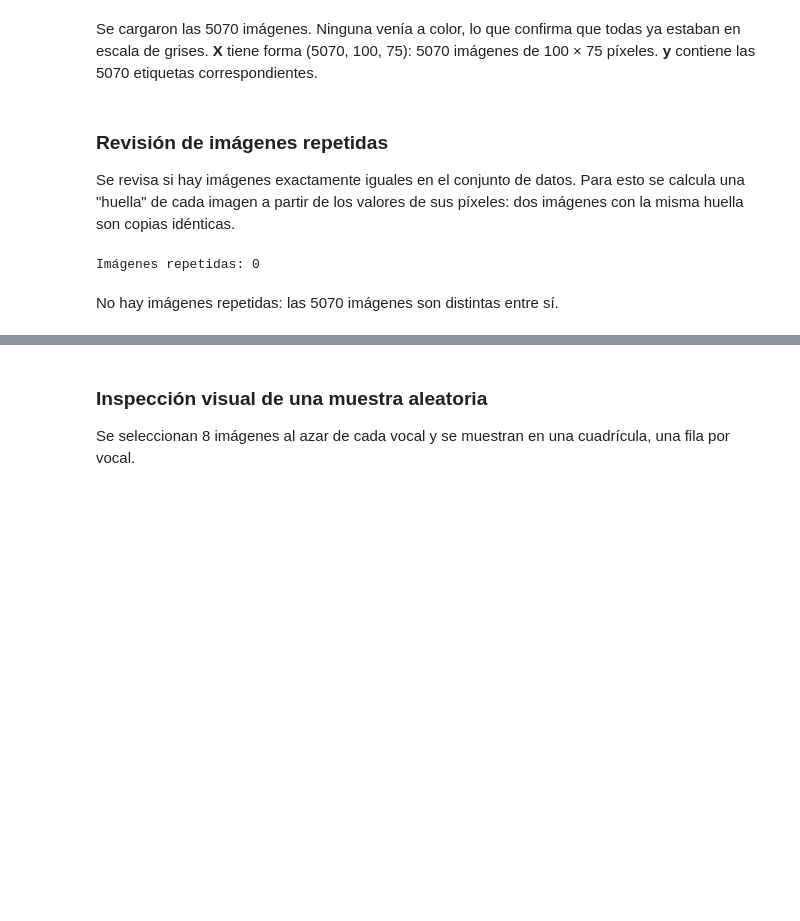
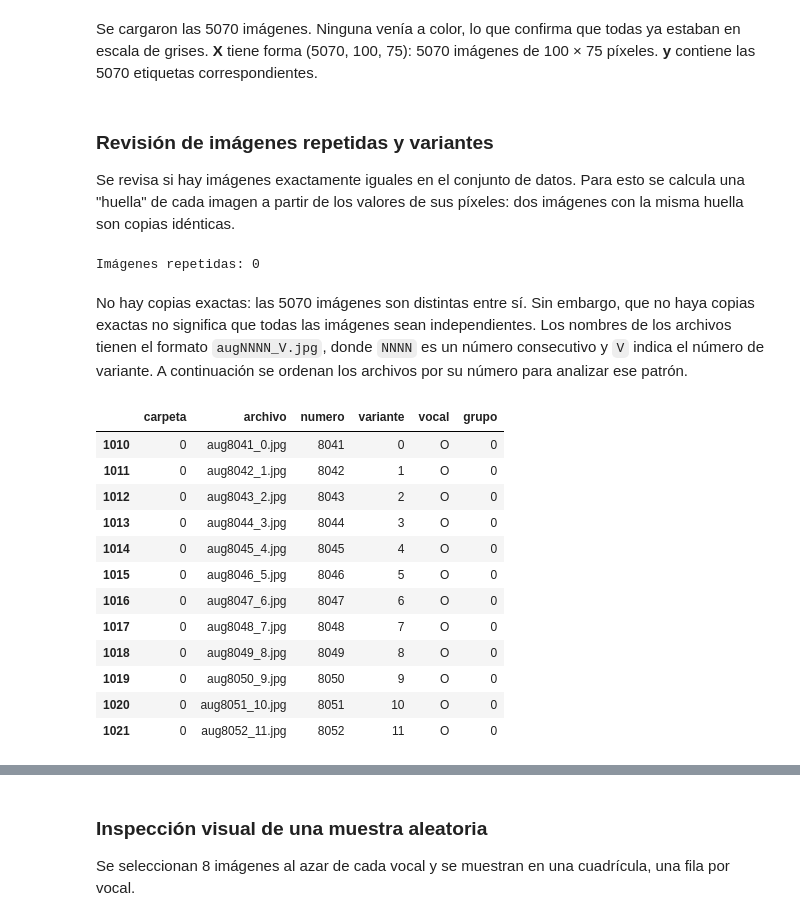
Before and after one commit to Proyect-MachineLearning-Supervised/Machine-Learning-Vowels, a Jupyter notebook: vowels.ipynb, the cells around one changed output, grey strips where cells are left out. Drawn from its saved outputs; the diff is of its cells as text; code cells hidden in the pictures; blank space fills up the shorter version.

```diff
--- a/vowels.ipynb
+++ b/vowels.ipynb
@@ -239,7 +239,7 @@ Forma de y: (5070,)
 # %% [markdown]
 Se cargaron las 5070 imágenes. Ninguna venía a color, lo que confirma que todas ya estaban en escala de grises. **X** tiene forma (5070, 100, 75): 5070 imágenes de 100 × 75 píxeles. **y** contiene las 5070 etiquetas correspondientes.
 # %% [markdown]
-### Revisión de imágenes repetidas
+### Revisión de imágenes repetidas y variantes
 
 Se revisa si hay imágenes exactamente iguales en el conjunto de datos. Para esto se calcula una "huella" de cada imagen a partir de los valores de sus píxeles: dos imágenes con la misma huella son copias idénticas.
 # %%
@@ -249,4 +249,35 @@ print("Imágenes repetidas:", repetidas)
 # %% [output]
 Imágenes repetidas: 0
 # %% [markdown]
-No hay imágenes repetidas: las 5070 imágenes son distintas entre sí.
+No hay copias exactas: las 5070 imágenes son distintas entre sí. Sin embargo, que no haya copias exactas no significa que todas las imágenes sean independientes. Los nombres de los archivos tienen el formato `augNNNN_V.jpg`, donde `NNNN` es un número consecutivo y `V` indica el número de variante. A continuación se ordenan los archivos por su número para analizar ese patrón.
+# %%
+archivos = pd.DataFrame(
+    [(carpeta, archivo) for carpeta in carpetas
+     for archivo in sorted(os.listdir(os.path.join(RUTA, carpeta)))],
+    columns=["carpeta", "archivo"],
+)
+archivos["numero"] = archivos["archivo"].str.split("_").str[0].str.replace("aug", "").astype(int)
+archivos["variante"] = archivos["archivo"].str.split("_").str[1].str.replace(".jpg", "").astype(int)
+archivos["vocal"] = y
+
+# Cada vez que la variante vuelve a 0 empieza un grupo nuevo
+orden = archivos.sort_values(["carpeta", "numero"])
+orden["grupo"] = (orden["variante"] == 0).cumsum() - 1
+archivos["grupo"] = orden["grupo"]
+grupos = archivos["grupo"].to_numpy()
+
+archivos.sort_values(["carpeta", "numero"]).head(12)
+# %% [output]
+|  | carpeta | archivo | numero | variante | vocal | grupo |
+| 1010 | 0 | aug8041_0.jpg | 8041 | 0 | O | 0 |
+| 1011 | 0 | aug8042_1.jpg | 8042 | 1 | O | 0 |
+| 1012 | 0 | aug8043_2.jpg | 8043 | 2 | O | 0 |
+| 1013 | 0 | aug8044_3.jpg | 8044 | 3 | O | 0 |
+| 1014 | 0 | aug8045_4.jpg | 8045 | 4 | O | 0 |
+| 1015 | 0 | aug8046_5.jpg | 8046 | 5 | O | 0 |
+| 1016 | 0 | aug8047_6.jpg | 8047 | 6 | O | 0 |
+| 1017 | 0 | aug8048_7.jpg | 8048 | 7 | O | 0 |
+| 1018 | 0 | aug8049_8.jpg | 8049 | 8 | O | 0 |
+| 1019 | 0 | aug8050_9.jpg | 8050 | 9 | O | 0 |
+| 1020 | 0 | aug8051_10.jpg | 8051 | 10 | O | 0 |
+| 1021 | 0 | aug8052_11.jpg | 8052 | 11 | O | 0 |
```
Also changed, not shown: parts of 9 cells of this notebook.
